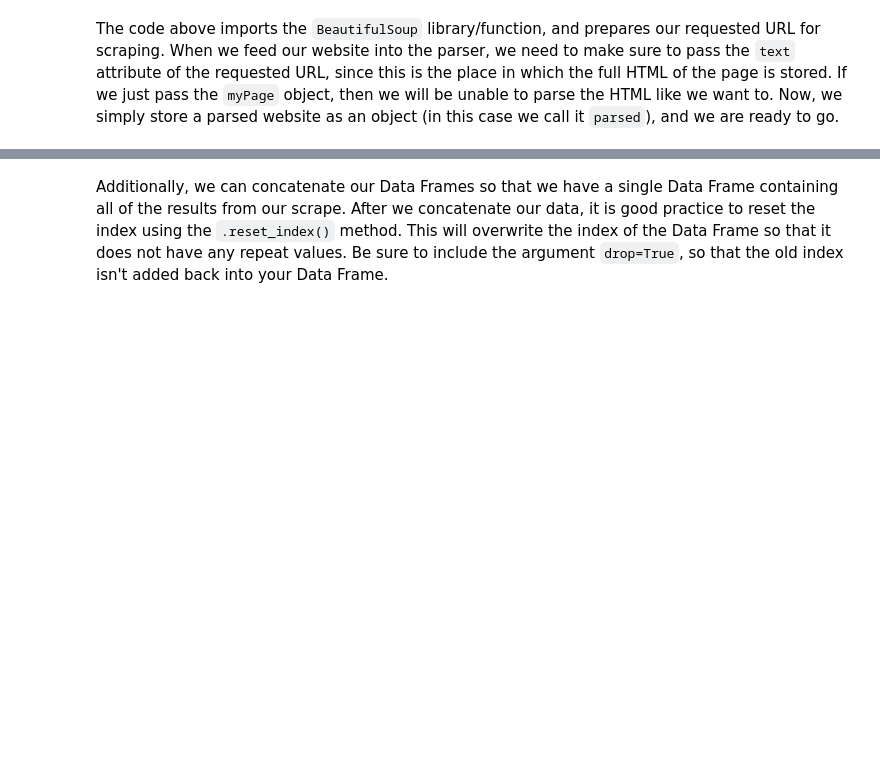
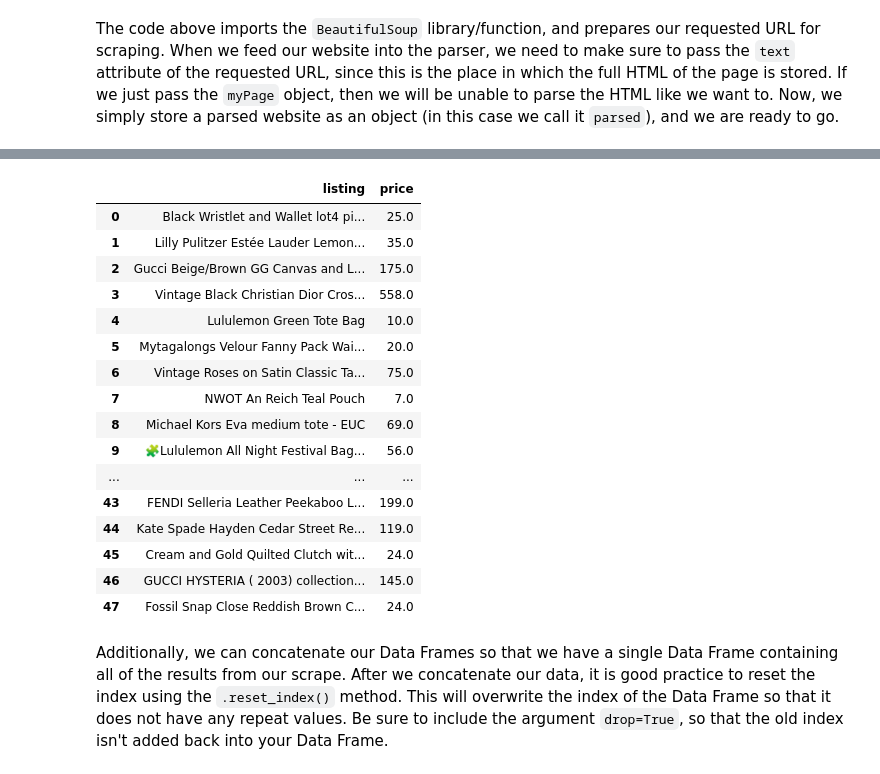
Before and after one commit to dustywhite7/pythonMikkeli, a Jupyter notebook: Notebooks/12 - Web Scraping.ipynb, the cells around one changed output, grey strips where cells are left out. Saved outputs shown, nothing was run; the diff lists cells and outputs as text; code cells hidden in the pictures; blank space fills up the shorter version.

Commit message:
updating poshmark example in notebook and slides

```diff
--- a/Notebooks/12 - Web Scraping.ipynb
+++ b/Notebooks/12 - Web Scraping.ipynb
@@ -11,3 +11,3 @@ Obviously, if we want to scrape a website, we will first want to *access* that w
 # %%
 import requests
-myPage = requests.get("https://brickset.com/sets/year-2020")
+myPage = requests.get("https://poshmark.com/category/Women-Bags")
@@ -248,3 +272,51 @@ newData
+# %%
+nextPage = "https://poshmark.com/category/Women-Bags?max_id=2"
+
+myPage = requests.get(nextPage)
+
+parsed = BeautifulSoup(myPage.text)
+listings = [i for i in soup.find_all('div', class_="card--small")]
+
+newData = []
+
+for tile in listings:
+    row = []
+    try:
+        row.append(tile.find('div', class_="title__condition__container").text.strip())
+    except:
+        row.append('')
+    try:
+        row.append(
+            float(
+                re.search(r'(?:[$])(\d{1,3}(?:,\d{3})?)',
+                      tile.find('div', class_="m--t--1").text).groups()[0].replace(",","")
+            )
+        )
+    except:
+        row.append(np.nan)
+    newData.append(row)
+
+newData = pd.DataFrame(newData, columns = ['listing', 'price'])
+
+newData
+# %% [output]
+|  | listing | price |
+| 0 | Black Wristlet and Wallet lot4 pi... | 25.0 |
+| 1 | Lilly Pulitzer Estée Lauder Lemon... | 35.0 |
+| 2 | Gucci Beige/Brown GG Canvas and L... | 175.0 |
+| 3 | Vintage Black Christian Dior Cros... | 558.0 |
+| 4 | Lululemon Green Tote Bag | 10.0 |
+| 5 | Mytagalongs Velour Fanny Pack Wai... | 20.0 |
+| 6 | Vintage Roses on Satin Classic Ta... | 75.0 |
+| 7 | NWOT An Reich Teal Pouch | 7.0 |
+| 8 | Michael Kors Eva medium tote - EUC | 69.0 |
+| 9 | 🧩Lululemon All Night Festival Bag... | 56.0 |
+| ... | ... | ... |
+| 43 | FENDI Selleria Leather Peekaboo L... | 199.0 |
+| 44 | Kate Spade Hayden Cedar Street Re... | 119.0 |
+| 45 | Cream and Gold Quilted Clutch wit... | 24.0 |
+| 46 | GUCCI HYSTERIA ( 2003) collection... | 145.0 |
+| 47 | Fossil Snap Close Reddish Brown C... | 24.0 |
 # %% [markdown]
 Additionally, we can concatenate our Data Frames so that we have a single Data Frame containing all of the results from our scrape. After we concatenate our data, it is good practice to reset the index using the `.reset_index()` method. This will overwrite the index of the Data Frame so that it does not have any repeat values. Be sure to include the argument `drop=True`, so that the old index isn't added back into your Data Frame.
 # %%
```
Also changed, not shown: parts of 83 cells of this notebook, 5 other files.
